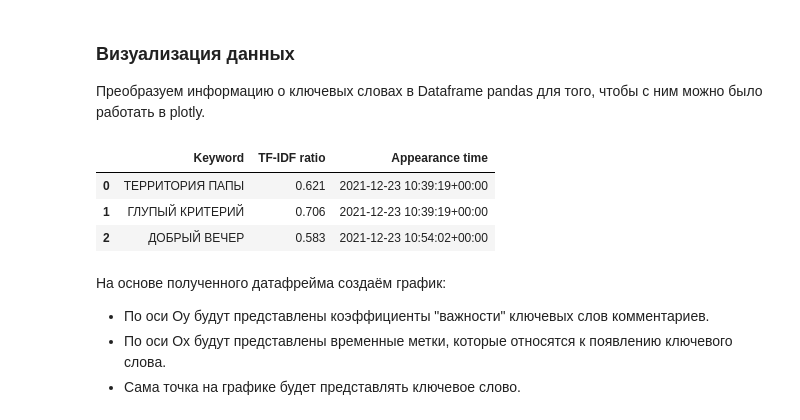
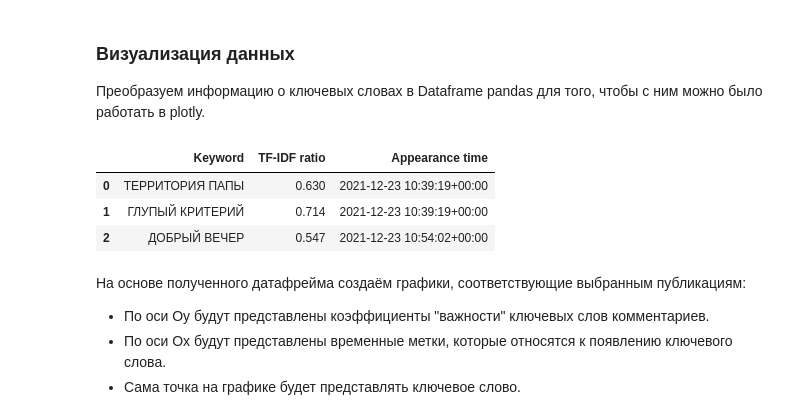
Before and after one commit to Text-Analysis/posts-scraper, a Jupyter notebook: examples/social_dynamic.ipynb, the cells around one changed output. Drawn from its saved outputs; the diff is of its cells as text; code cells hidden in the pictures.

Commit message:
Group comments by posts

```diff
--- a/examples/social_dynamic.ipynb
+++ b/examples/social_dynamic.ipynb
@@ -32,0 +25,8 @@ comments[:3]
+# %%
+posts_urls = (
+    'https://www.instagram.com/p/CX097AWNTm2/',
+    'https://www.instagram.com/p/CX3N4xoNvUO/',
+    'https://www.instagram.com/p/CX3ZqJ_NlZg/'
+)
+posts = db.get_posts_by_urls(posts_urls)
+posts
@@ -80,7 +90,7 @@ comments_contents[:3]
 # %%
 from srsparser import NLProcessor
 
-nlp = NLProcessor(init_pullenti=True)
+nlp = NLProcessor()
 # %% [markdown]
 ### Получение TF-IDF весов слов комментариев
 
@@ -108,0 +98,6 @@ comments_tf_idf_weights[:3]
+# %%
+posts_comments_weights = []
+for post_comments_contents in posts_comments_contents:
+    posts_comments_weights.append(nlp.get_tf_idf_weights(post_comments_contents))
+
+posts_comments_weights[0][:3]  # tf-idf веса слов первых 3 комментариев 1 публикации
@@ -113,12 +126,16 @@ comments_tf_idf_weights[:3]
 # %%
-comments_keywords = []
-for i in range(len(comments_contents)):
-    try:
-        content_keywords = nlp.get_keywords_pullenti(comments_contents[i])
-        comments_keywords.append(content_keywords)
-    except Exception:
-        comments_keywords.append([])
-comments_keywords[:3]
+posts_comments_keywords = []
+for post_comments_contents in posts_comments_contents:
+    post_comments_keywords = []
+    for i in range(len(post_comments_contents)):
+        try:
+            keywords = nlp.get_keywords_pullenti(post_comments_contents[i])
+            post_comments_keywords.append(keywords)
+        except Exception:
+            post_comments_keywords.append([])
+    posts_comments_keywords.append(post_comments_keywords)
+
+posts_comments_keywords[0][:3]
 # %% [output]
 [['ЮРЬЕВИЧ', 'КАНАЛИЗАЦИЯ', 'ДУМАТЬ', 'ДЕЛАТЬ', 'РЕШАТЬ', 'ПРОБЛЕМА'],
  ['ТЕРРИТОРИЯ ПАПЫ',
@@ -214,18 +236,20 @@ You should consider upgrading via the 'C:\Users\f0rge\PycharmProjects\posts-scra
 # %%
 import pandas as pd
 
 MIN_RATIO = 0.5
 
-df = pd.DataFrame([plot_point for plot_point in points_info if plot_point[1] > MIN_RATIO],
-                  columns=['Keyword', 'TF-IDF ratio', 'Appearance time'])
-df.head(3)
+posts_dfs: List[pd.DataFrame] = []
+for post_points_info in posts_points_info:
+    posts_dfs.append(pd.DataFrame([plot_point for plot_point in post_points_info if plot_point[1] > MIN_RATIO],
+                  columns=['Keyword', 'TF-IDF ratio', 'Appearance time']))
+posts_dfs[0].head(3)
 # %% [output]
 |  | Keyword | TF-IDF ratio | Appearance time |
-| 0 | ТЕРРИТОРИЯ ПАПЫ | 0.621 | 2021-12-23 10:39:19+00:00 |
-| 1 | ГЛУПЫЙ КРИТЕРИЙ | 0.706 | 2021-12-23 10:39:19+00:00 |
-| 2 | ДОБРЫЙ ВЕЧЕР | 0.583 | 2021-12-23 10:54:02+00:00 |
+| 0 | ТЕРРИТОРИЯ ПАПЫ | 0.630 | 2021-12-23 10:39:19+00:00 |
+| 1 | ГЛУПЫЙ КРИТЕРИЙ | 0.714 | 2021-12-23 10:39:19+00:00 |
+| 2 | ДОБРЫЙ ВЕЧЕР | 0.547 | 2021-12-23 10:54:02+00:00 |
 # %% [markdown]
-На основе полученного датафрейма создаём график:
+На основе полученного датафрейма создаём графики, соответствующие выбранным публикациям:
 
 - По оси Oy будут представлены коэффициенты "важности" ключевых слов комментариев.
 - По оси Ox будут представлены временные метки, которые относятся к появлению ключевого слова.
```
Also changed, not shown: parts of 18 cells of this notebook, 1 other file.
